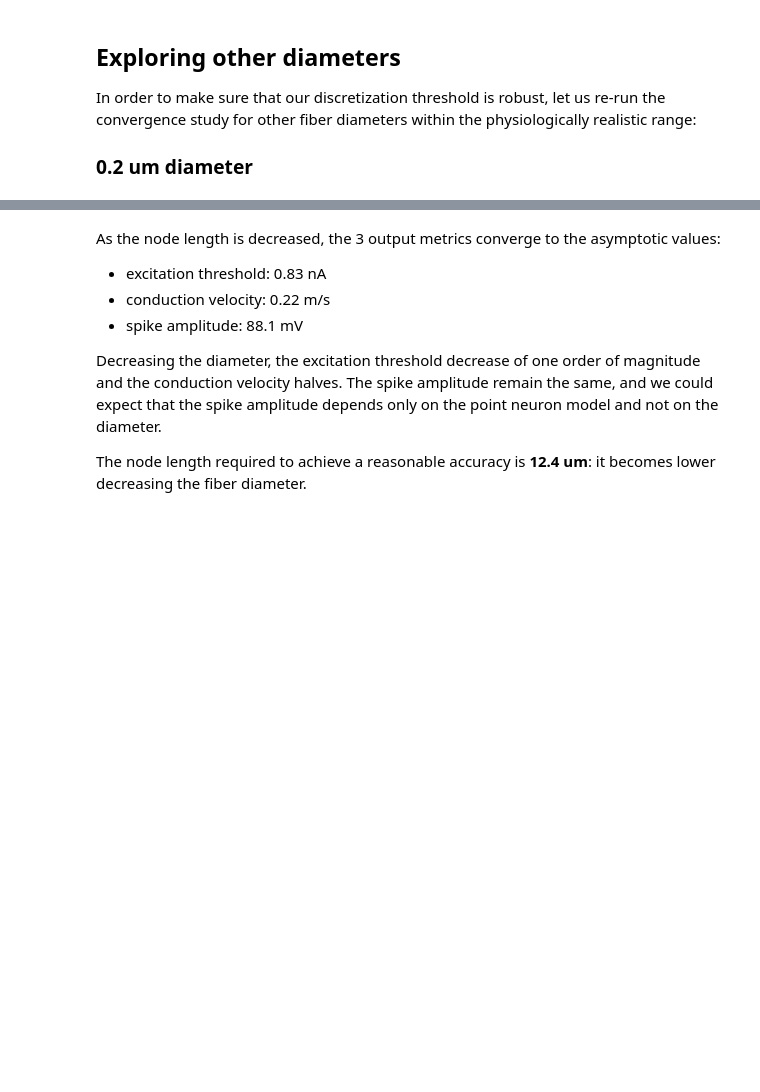
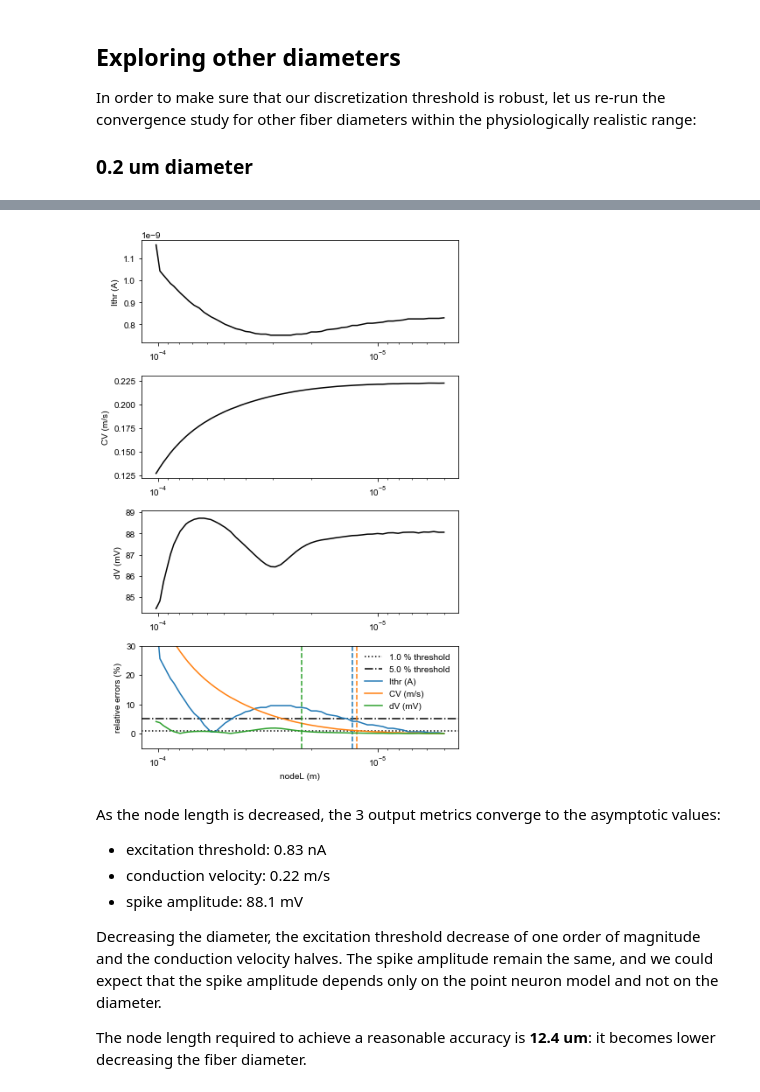
Before and after one commit to tjjlemaire/MorphoSONIC, a Jupyter notebook: notebooks/unmyelinated fiber - convergence.ipynb, the cells around one changed output, grey strips where cells are left out. Cells and saved outputs as stored; diff of their text form; code cells hidden in the pictures; blank space fills up the shorter version.

```diff
--- a/notebooks/unmyelinated fiber - convergence.ipynb
+++ b/notebooks/unmyelinated fiber - convergence.ipynb
@@ -114,8 +134,7 @@ In order to make sure that our discretization threshold is robust, let us re-run
 ### 0.2 um diameter
 # %%
 fiberD = 0.2e-6  # (m)
-df = unmyelinatedFiberConvergence(pneuron, fiberD, rs, fiberL, maxNodeL_range, pp, outdir)
+df = unmyelinatedFiberConvergence_maxNodeL(pneuron, fiberD, rs, fiberL, maxNodeL_range, pp, outdir)
 _, inkey, *outkeys = list(df.columns)
-%matplotlib notebook
 fig = plotConvergenceResults(df, inkey, outkeys, rel_eps_thr_Ithr=rel_eps_thr_Ithr, rel_eps_thr=rel_eps_thr)
 # %% [output]
@@ -131,3 +149,4 @@ fig = plotConvergenceResults(df, inkey, outkeys, rel_eps_thr_Ithr=rel_eps_thr_It
+[figure, added]
 # %% [markdown]
 As the node length is decreased, the 3 output metrics converge to the asymptotic values:
 - excitation threshold: 0.83 nA
```
Also changed, not shown: parts of 21 cells of this notebook, 34 other files.
